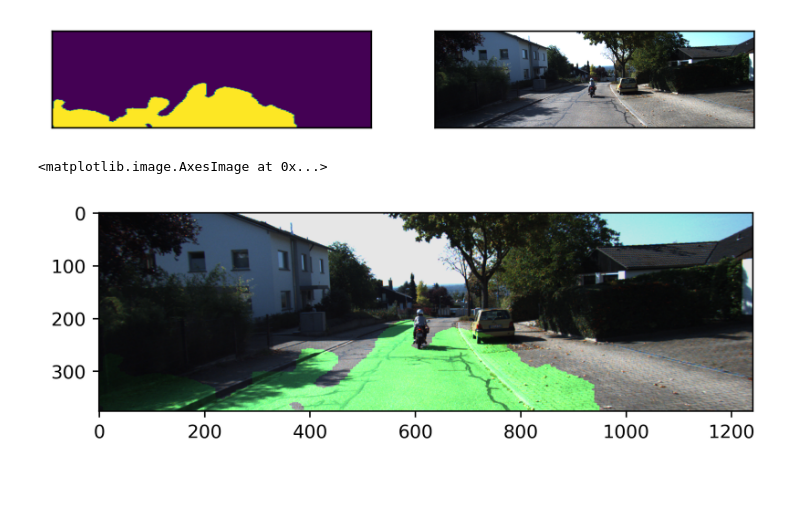
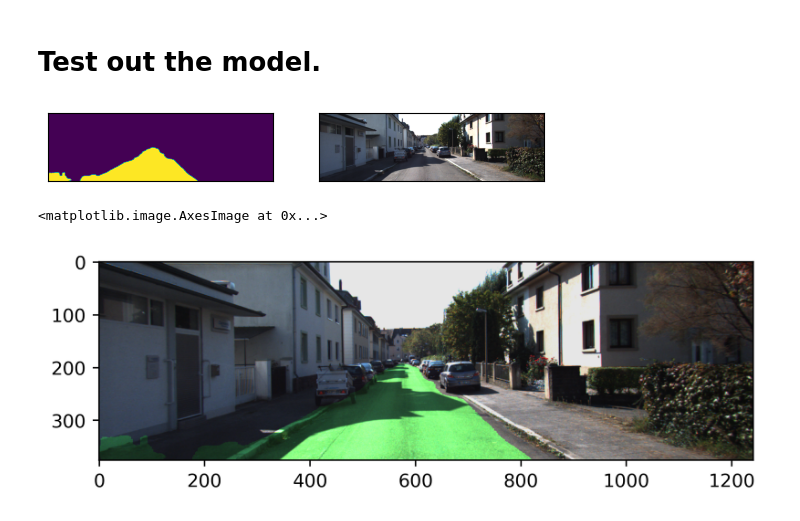
Before and after one commit to joeysantana3/lane-detection, a Jupyter notebook: U-Net From Scratch.ipynb, the cells around one changed output. Drawn from its saved outputs; the diff is of its cells as text; code cells hidden in the pictures; blank space fills up the shorter version.

```diff
--- a/U-Net From Scratch.ipynb
+++ b/U-Net From Scratch.ipynb
@@ -210,10 +225,10 @@ import torch.optim as optim
 LEARNING_RATE = 1e-4
 DEVICE = "cuda" if torch.cuda.is_available() else "cpu"
 BATCH_SIZE = 16
-NUM_EPOCHS = 25
+NUM_EPOCHS = 50
 NUM_WORKERS = 0
-IMAGE_HEIGHT = 160  # 1280 originally
-IMAGE_WIDTH = 240  # 1918 originally
+IMAGE_HEIGHT = 320  # 1280 originally
+IMAGE_WIDTH = 480  # 1918 originally
 PIN_MEMORY = True
 LOAD_MODEL = False
 TRAIN_IMG_DIR = r"C:\Users\joeys\source\lane-detection\data_road_modified\data_road\training\prepped_train_data\train\images"
@@ -243,7 +258,7 @@ def train_fn(loader, model, optimizer, loss_fn, scaler):
         loop.set_postfix(loss=loss.item())
 
 
-def main():
+def train():
     train_transform = A.Compose(
         [
             A.Resize(height=IMAGE_HEIGHT, width=IMAGE_WIDTH),
@@ -353,10 +370,12 @@ Dice score: 0.8054803609848022
+# %% [markdown]
+# Test out the model.
 # %%
 import torchvision.transforms as T
 import matplotlib.pyplot as plt
 import cv2
 
 
-INDEX = 11
+INDEX = 4
 VAL_IMAGES = r"C:\Users\joeys\source\lane-detection\data_road_modified\data_road\training\prepped_train_data\val\images"
 CHECKPOINT_PATH = r"C:\Users\joeys\source\lane-detection\my_checkpoint.pth.tar"
 
@@ -384,39 +403,37 @@ train_transform = A.Compose(
         ],
     )
 
 image = np.array(Image.open(full_path).convert("RGB"))
 augmentations = train_transform(image=image)
 image = augmentations["image"]
 image = image.to('cuda')
 image = image.unsqueeze(0)
 model.eval()
-with torch.no_grad():
-    pred = torch.sigmoid(model(image))
-    pred = (pred > 0.5).float()
+
     model.train()
 
 transform = T.ToPILImage()
 
 pred = torch.squeeze(pred)
 predicted_mask = transform(pred)
 predicted_mask = np.array(predicted_mask)
 image = np.array(Image.open(full_path).convert("RGB"))
 predicted_mask = cv2.resize(predicted_mask, (image.shape[1], image.shape[0]))
 fig, axs = plt.subplots(1,2)
 plt.rcParams['figure.dpi'] = 400
 axs[0].imshow(predicted_mask)
 axs[1].imshow(image)
 for column in range(2):
     axs[column].tick_params(axis  = 'both', bottom= False, left  = False, labelbottom = False, labelleft   = False)
 
 color_mask = np.zeros_like(image)
 color_mask[predicted_mask >= 203] = (0, 255, 0) # green color
 masked_color = cv2.bitwise_and(image, color_mask)
 output = cv2.addWeighted(image, 0.9, masked_color, 0.9, 1)
 # %% [output]
-[figure, old version]
+[figure, new version]
 # %%
 plt.imshow(output)
 # %% [output]
 <matplotlib.image.AxesImage at 0x...>
-[figure, old version]
+[figure, new version]
```
Also changed, not shown: parts of 10 cells of this notebook, 1 other file.
